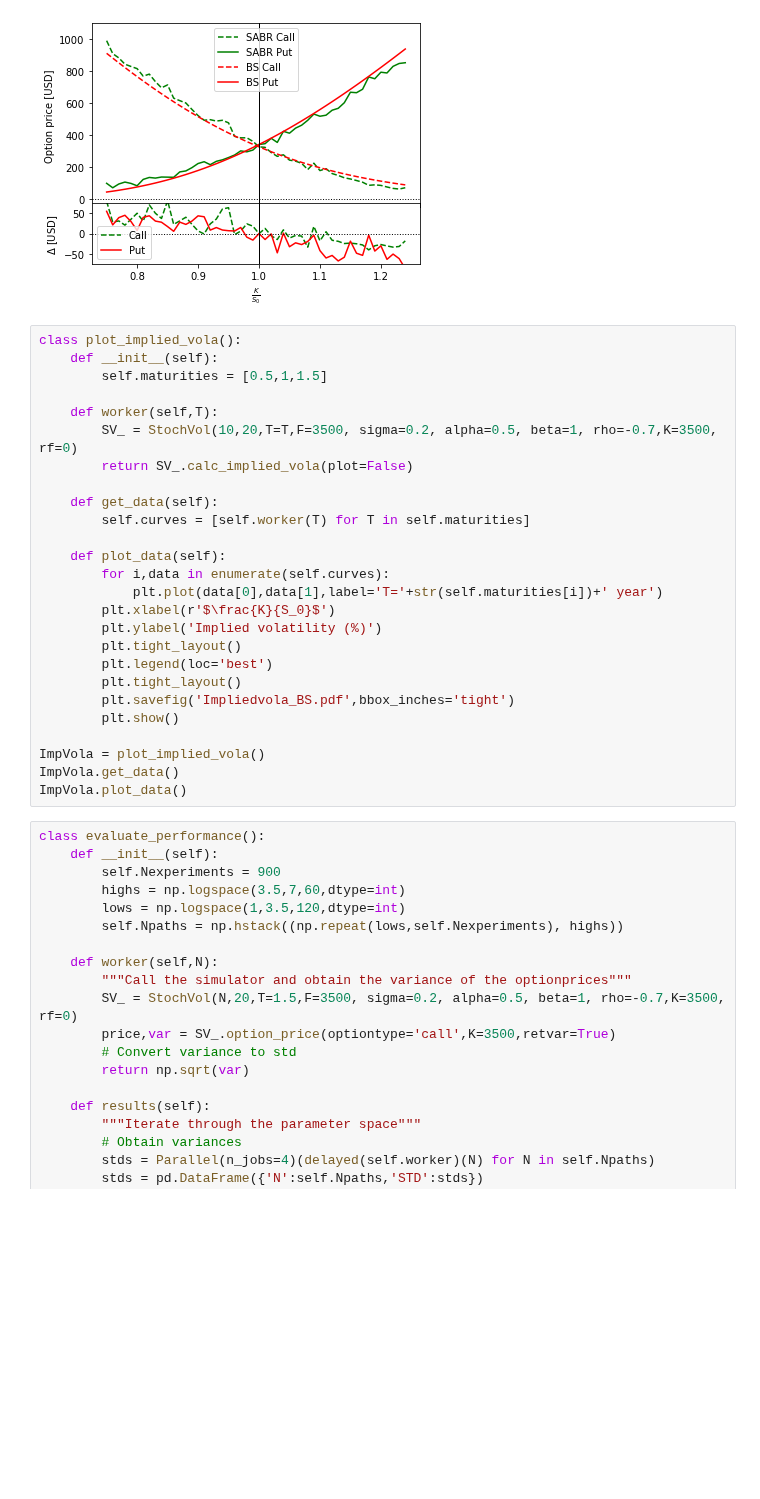
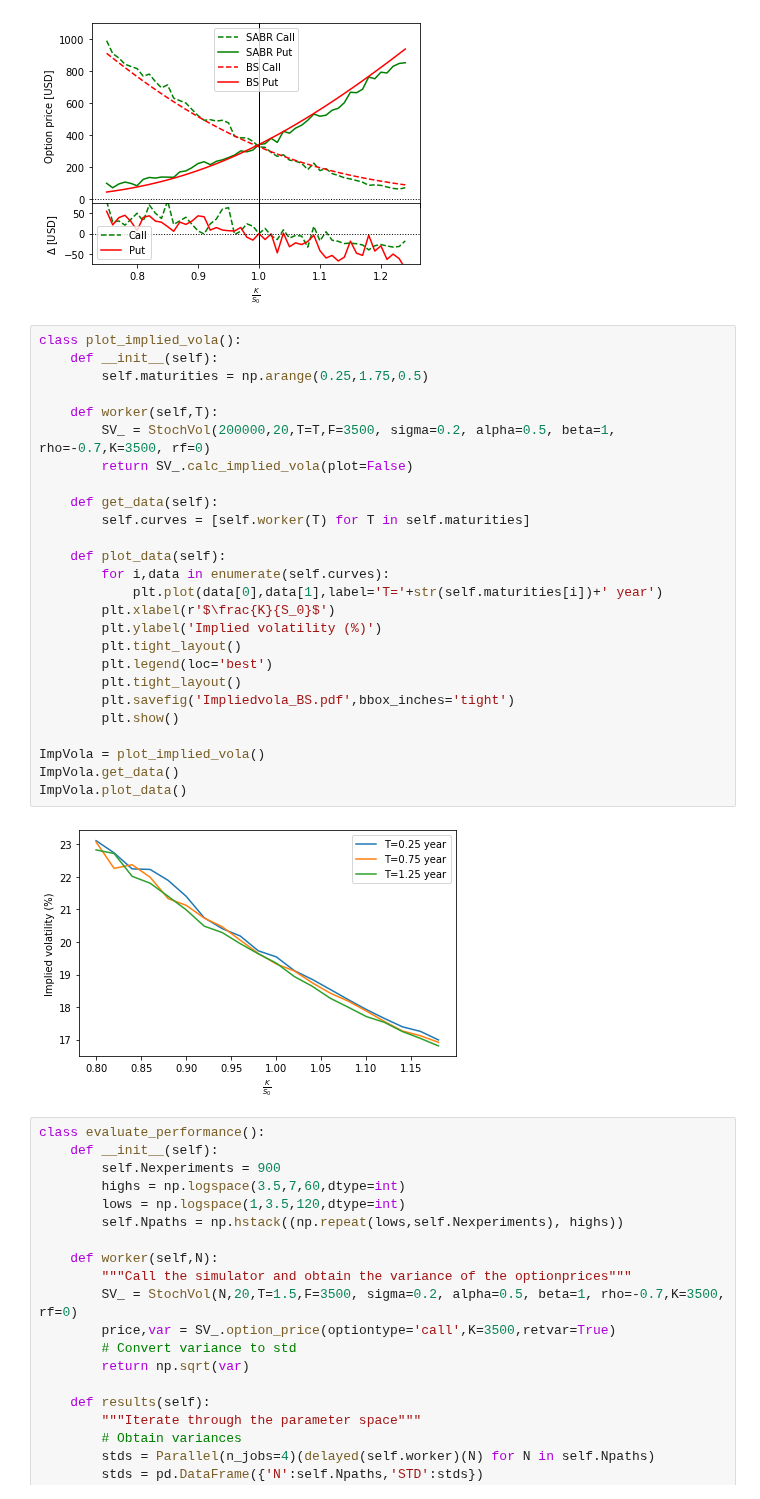
Before and after one commit to WillemJan9519/SPFDM-2, a Jupyter notebook: SPFDM 2.ipynb, the cells around one changed output. Drawn from its saved outputs; the diff is of its cells as text; blank space fills up the shorter version.

```diff
--- a/SPFDM 2.ipynb
+++ b/SPFDM 2.ipynb
@@ -313,29 +313,31 @@ SV.plot_prices_strikes()
 # %%
 class plot_implied_vola():
     def __init__(self):
-        self.maturities = [0.5,1,1.5]
+        self.maturities = np.arange(0.25,1.75,0.5)
 
     def worker(self,T):
-        SV_ = StochVol(10,20,T=T,F=3500, sigma=0.2, alpha=0.5, beta=1, rho=-0.7,K=3500, rf=0)
+        SV_ = StochVol(200000,20,T=T,F=3500, sigma=0.2, alpha=0.5, beta=1, rho=-0.7,K=3500, rf=0)
         return SV_.calc_implied_vola(plot=False)
 
     def get_data(self):
         self.curves = [self.worker(T) for T in self.maturities]
 
     def plot_data(self):
         for i,data in enumerate(self.curves):
             plt.plot(data[0],data[1],label='T='+str(self.maturities[i])+' year')
         plt.xlabel(r'$\frac{K}{S_0}$')
         plt.ylabel('Implied volatility (%)')
         plt.tight_layout()
         plt.legend(loc='best')
         plt.tight_layout()
         plt.savefig('Impliedvola_BS.pdf',bbox_inches='tight')
         plt.show()
 
 ImpVola = plot_implied_vola()
 ImpVola.get_data()
 ImpVola.plot_data()
+# %% [output]
+[figure, added]
 # %%
 class evaluate_performance():
     def __init__(self):
```
Also changed, not shown: parts of 2 cells of this notebook.
